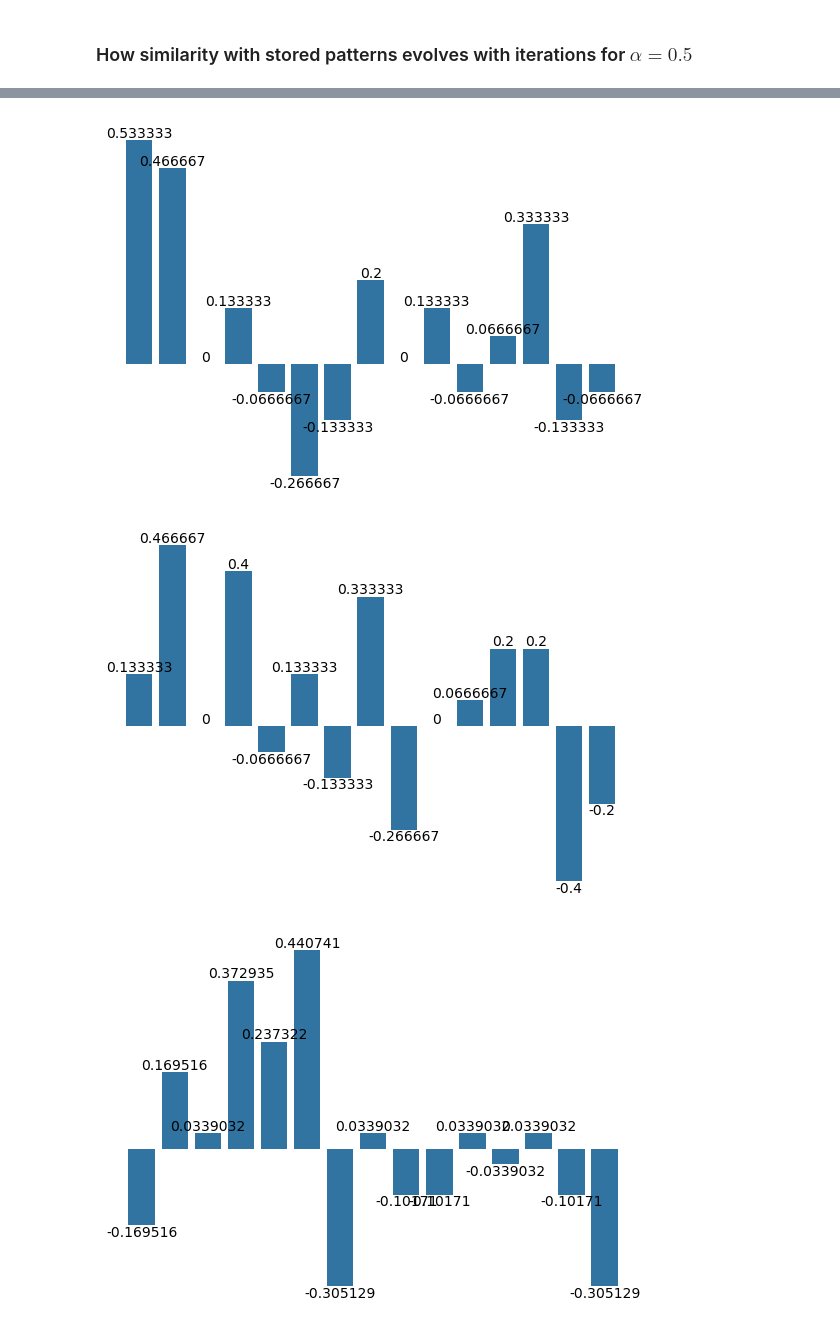
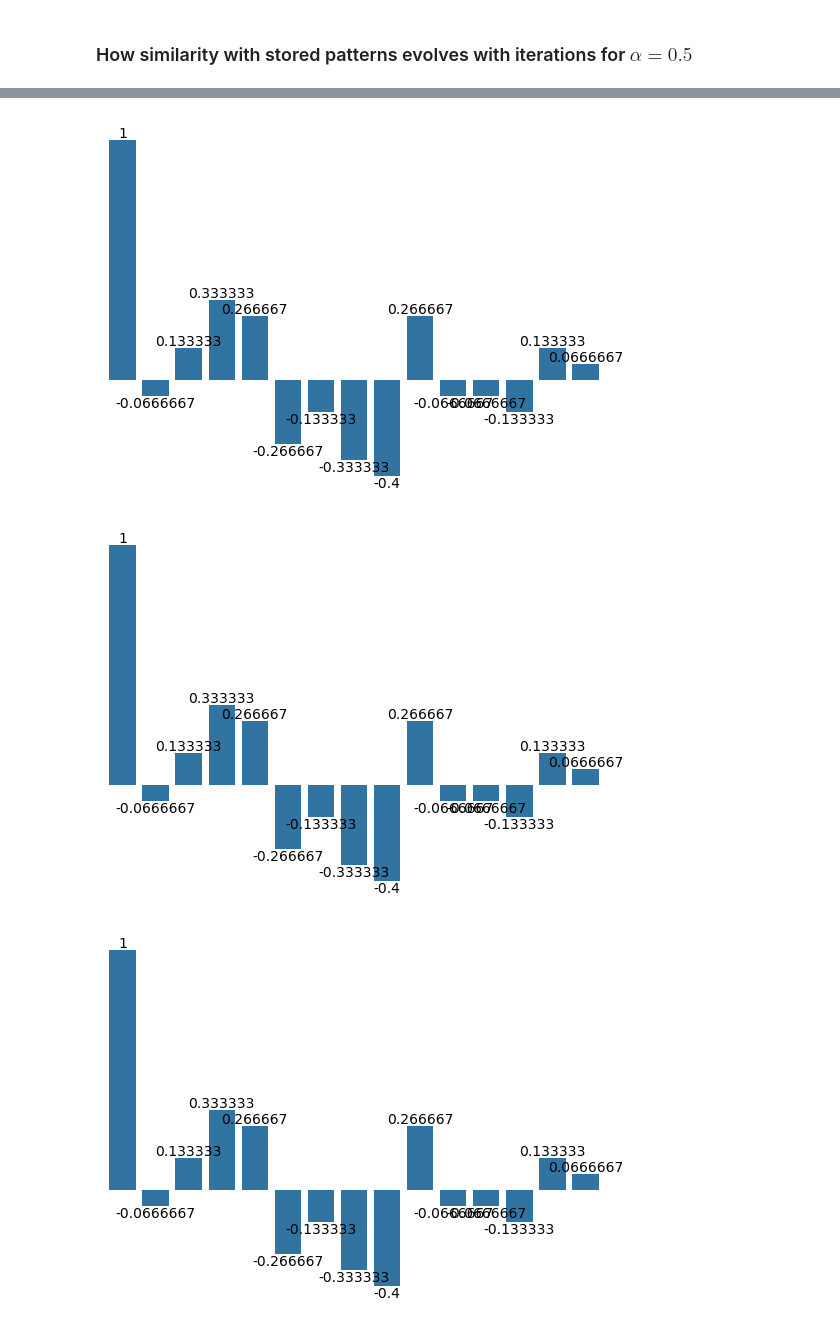
Before and after one commit to AhmedAlSunbati712/memgrid, a Jupyter notebook: DenseAM.ipynb, the cells around one changed output, grey strips where cells are left out. Drawn from its saved outputs; the diff is of its cells as text; code cells hidden in the pictures.

```diff
--- a/DenseAM.ipynb
+++ b/DenseAM.ipynb
@@ -21,9 +124,9 @@ dam = DenseAssociativeMemory(patterns, n=4, beta=2.0, alpha=0.5)
 target = patterns[0].copy()
 noisy = target + 0.5*np.random.randn(N)
 
-retrieved, best, trace = dam.retrieve(noisy, steps=900)
+retrieved, best, energy_trace, simi_trace = dam.retrieve(noisy, steps=900)
 
-plt.plot(trace)
+plt.plot(energy_trace)
 plt.title("Energy during retrieval (Continuous DAM)")
 plt.xlabel("Iteration")
 plt.ylabel("Energy")
@@ -57,34 +143,35 @@ Cosine with all patterns:  [0.4632394941455512, -0.3266210598200234, 0.225969189
 import numpy as np
 import matplotlib.pyplot as plt
 from DAM import DenseAssociativeMemory
-N = 100
-max_K = 50
+N = 5
+ks = [1, 5, 10, 20, 40, 60, 80, 100, 120, 140, 160, 180, 200, 300, 400, 500, 600, 700, 800, 900]
 steps = 500
-noise_std = 0.5
+noise_std = 0.8
 tolerance = 0.1
 
 K_values = []
 recall_counts = []
 
-for K in range(1, max_K + 1):
+for K in ks:
     patterns = np.random.choice([-1,1], size=(K,N))
-    dam = DenseAssociativeMemory(patterns, n=1, beta=2, alpha=0.1)
+
+    dam = DenseAssociativeMemory(patterns, n=2, beta=2, alpha=0.1)
 
     average_recall_simi = 0
     correct_recalls = 0
     for i in range(K):
         target = patterns[i].copy()
         noisy = target + noise_std*np.random.randn(N)
-        retrieved, best, trace = dam.retrieve(noisy, steps=steps)
+        retrieved, best, energy_trace, simi_trace = dam.retrieve_differential(noisy, steps=steps)
 
-        if (1 - cosine(best, target)) <= tolerance:
+        if (1 - cosine(retrieved, target)) <= tolerance:
             correct_recalls += 1
         average_recall_simi += cosine(retrieved, target)
 
     average_recall_simi /= K
     K_values.append(K)
-    recall_counts.append(correct_recalls)
-    print(f"K={K}, correctly recalled: {correct_recalls}/{K} with average recall accuracy of {average_recall_simi}")
+    recall_counts.append(correct_recalls / K)
+    print(f"K={K}, correctly recalled: {correct_recalls/K * 100}% with average recall accuracy of {average_recall_simi}")
 
 plt.figure(figsize=(8,5))
 plt.plot(K_values, recall_counts, marker='o')
@@ -281,7 +402,7 @@ N = 30
 
 patterns = np.random.choice([-1,1], size=(K,N))
 
-dam = DenseAssociativeMemory(patterns, n=4, beta=2.0, alpha=1)
+dam = DenseAssociativeMemory(patterns, n=5, beta=2.0, alpha=0.6)
 
 # pick one pattern and add gaussian noise
 target = patterns[0].copy()
@@ -289,9 +410,10 @@ noisy = target + 1*np.random.randn(N)
 simi_noisy_target = np.dot(noisy, target) / (np.linalg.norm(noisy) * np.linalg.norm(target) + 1e-12)
 print(simi_noisy_target)
 
-retrieved, best, energy_trace, similarity_trace = dam.retrieve(noisy, steps=1000)
+retrieved, best, energy_trace, similarity_trace = dam.retrieve_differential(noisy, steps=10000)
+print(len(similarity_trace))
 
-for i in range(0, 1000, 100):
+for i in range(0, len(similarity_trace), 100):
     ax = sns.barplot(x=np.arange(len(similarity_trace[i])), y=similarity_trace[i])
     ax.bar_label(ax.containers[0])
     plt.axis('off')
@@ -304,3 +427,3 @@ for i in range(0, 1000, 100):
-[figure, old version]
+[figure, new version]
-[figure, old version]
+[figure, new version]
-[figure, old version]
+[figure, new version]
```
Also changed, not shown: parts of 16 cells of this notebook, 2 other files.
